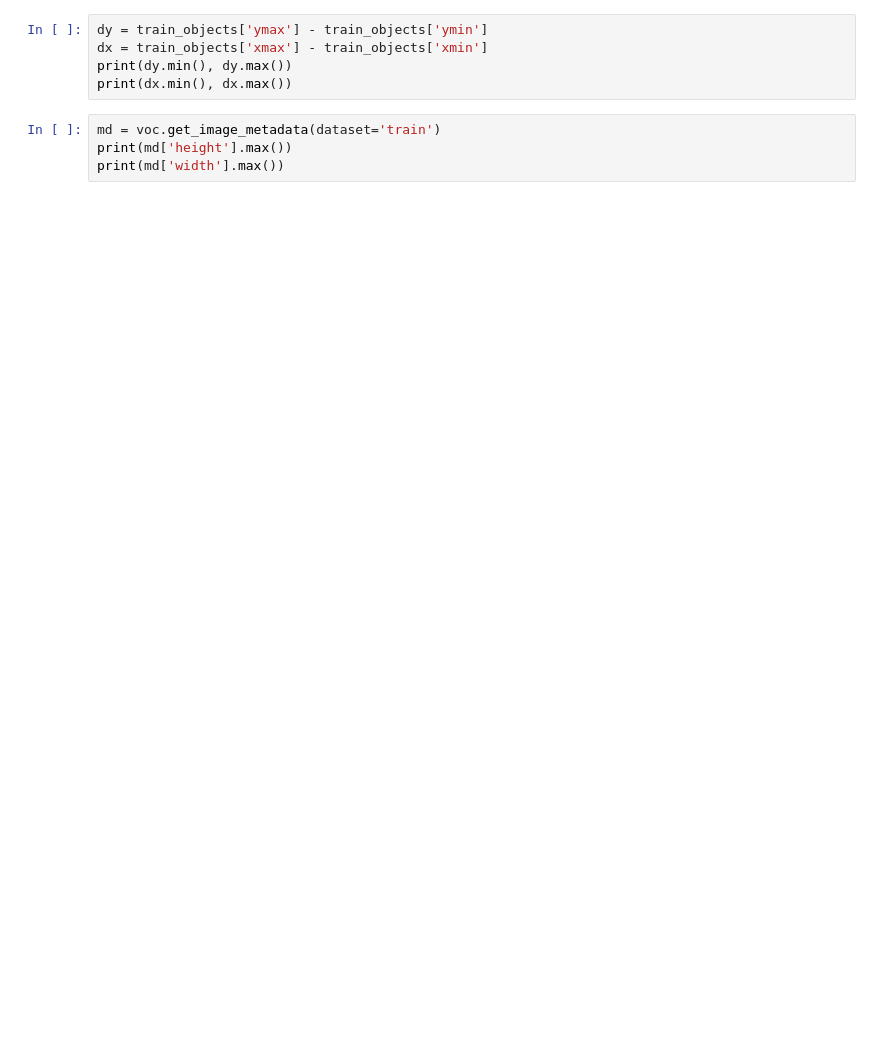
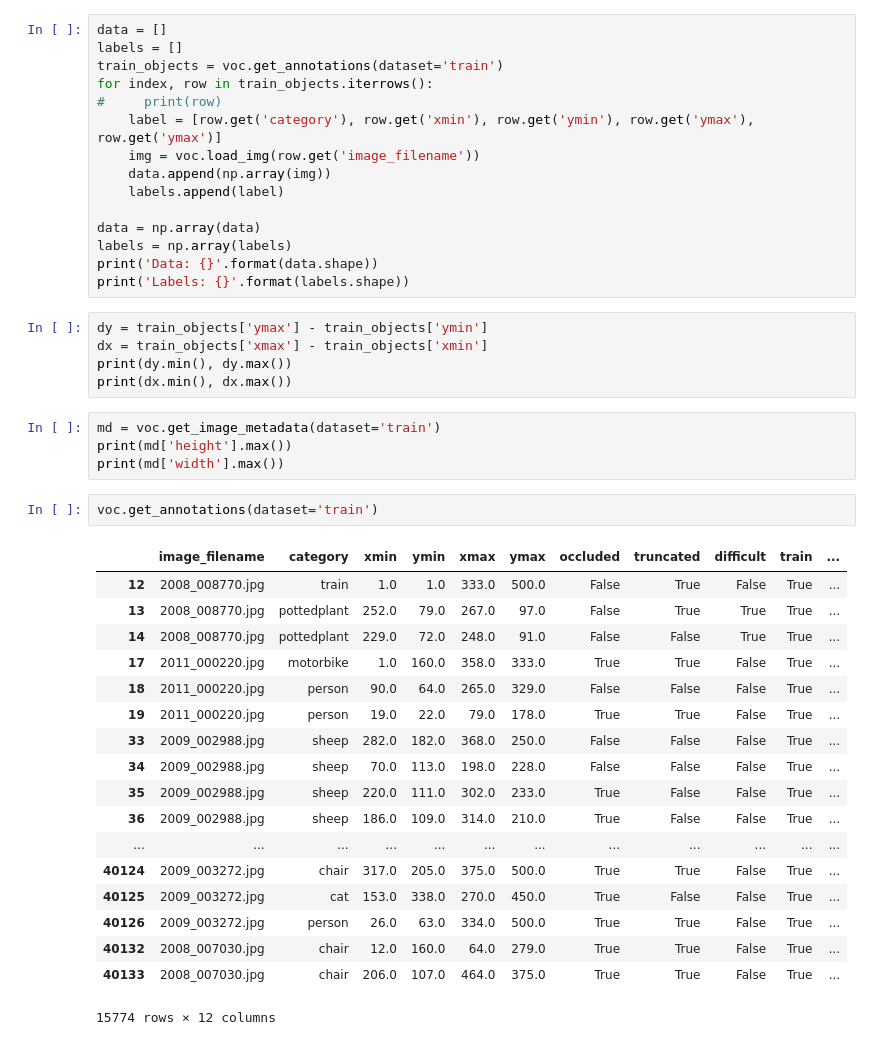
Before and after one commit to coffee-cup/yolo, a Jupyter notebook: vocimgs.ipynb, the cells around one changed output. Cells and saved outputs as stored; diff of their text form; blank space fills up the shorter version.

```diff
--- a/vocimgs.ipynb
+++ b/vocimgs.ipynb
@@ -25,3 +80,18 @@ train_objects
+# %%
+data = []
+labels = []
+train_objects = voc.get_annotations(dataset='train')
+for index, row in train_objects.iterrows():
+#     print(row)
+    label = [row.get('category'), row.get('xmin'), row.get('ymin'), row.get('ymax'), row.get('ymax')]
+    img = voc.load_img(row.get('image_filename'))
+    data.append(np.array(img))
+    labels.append(label)
+
+data = np.array(data)
+labels = np.array(labels)
+print('Data: {}'.format(data.shape))
+print('Labels: {}'.format(labels.shape))
 # %%
 dy = train_objects['ymax'] - train_objects['ymin']
 dx = train_objects['xmax'] - train_objects['xmin']
@@ -31,3 +101,24 @@ print(dx.min(), dx.max())
 md = voc.get_image_metadata(dataset='train')
 print(md['height'].max())
 print(md['width'].max())
+# %%
+voc.get_annotations(dataset='train')
+# %% [output]
+|  | image_filename | category | xmin | ymin | xmax | ymax | occluded | truncated | difficult | train | ... |
+| 12 | 2008_008770.jpg | train | 1.0 | 1.0 | 333.0 | 500.0 | False | True | False | True | ... |
+| 13 | 2008_008770.jpg | pottedplant | 252.0 | 79.0 | 267.0 | 97.0 | False | True | True | True | ... |
+| 14 | 2008_008770.jpg | pottedplant | 229.0 | 72.0 | 248.0 | 91.0 | False | False | True | True | ... |
+| 17 | 2011_000220.jpg | motorbike | 1.0 | 160.0 | 358.0 | 333.0 | True | True | False | True | ... |
+| 18 | 2011_000220.jpg | person | 90.0 | 64.0 | 265.0 | 329.0 | False | False | False | True | ... |
+| 19 | 2011_000220.jpg | person | 19.0 | 22.0 | 79.0 | 178.0 | True | True | False | True | ... |
+| 33 | 2009_002988.jpg | sheep | 282.0 | 182.0 | 368.0 | 250.0 | False | False | False | True | ... |
+| 34 | 2009_002988.jpg | sheep | 70.0 | 113.0 | 198.0 | 228.0 | False | False | False | True | ... |
+| 35 | 2009_002988.jpg | sheep | 220.0 | 111.0 | 302.0 | 233.0 | True | False | False | True | ... |
+| 36 | 2009_002988.jpg | sheep | 186.0 | 109.0 | 314.0 | 210.0 | True | False | False | True | ... |
+| ... | ... | ... | ... | ... | ... | ... | ... | ... | ... | ... | ... |
+| 40124 | 2009_003272.jpg | chair | 317.0 | 205.0 | 375.0 | 500.0 | True | True | False | True | ... |
+| 40125 | 2009_003272.jpg | cat | 153.0 | 338.0 | 270.0 | 450.0 | True | False | False | True | ... |
+| 40126 | 2009_003272.jpg | person | 26.0 | 63.0 | 334.0 | 500.0 | True | True | False | True | ... |
+| 40132 | 2008_007030.jpg | chair | 12.0 | 160.0 | 64.0 | 279.0 | True | True | False | True | ... |
+| 40133 | 2008_007030.jpg | chair | 206.0 | 107.0 | 464.0 | 375.0 | True | True | False | True | ... |
+15774 rows × 12 columns
```
Also changed, not shown: parts of 5 cells of this notebook, 11 other files.
